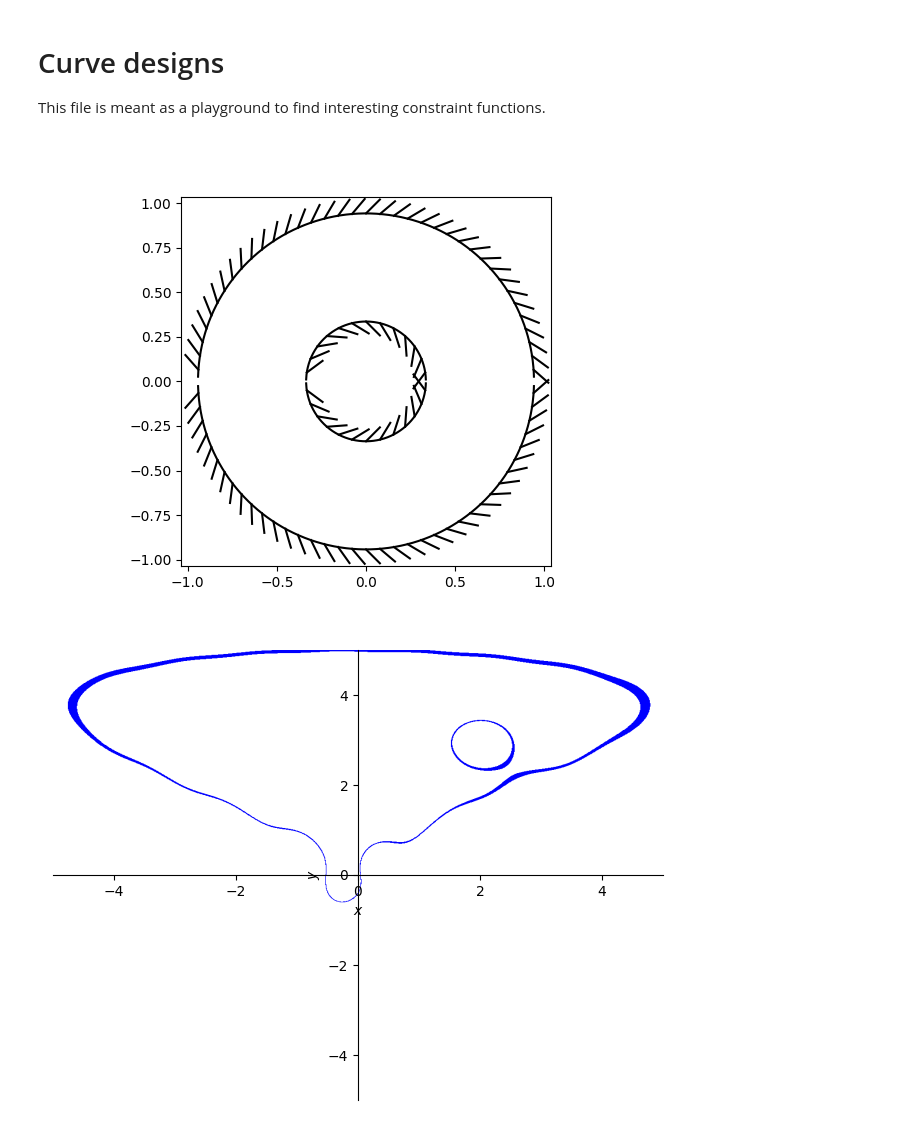
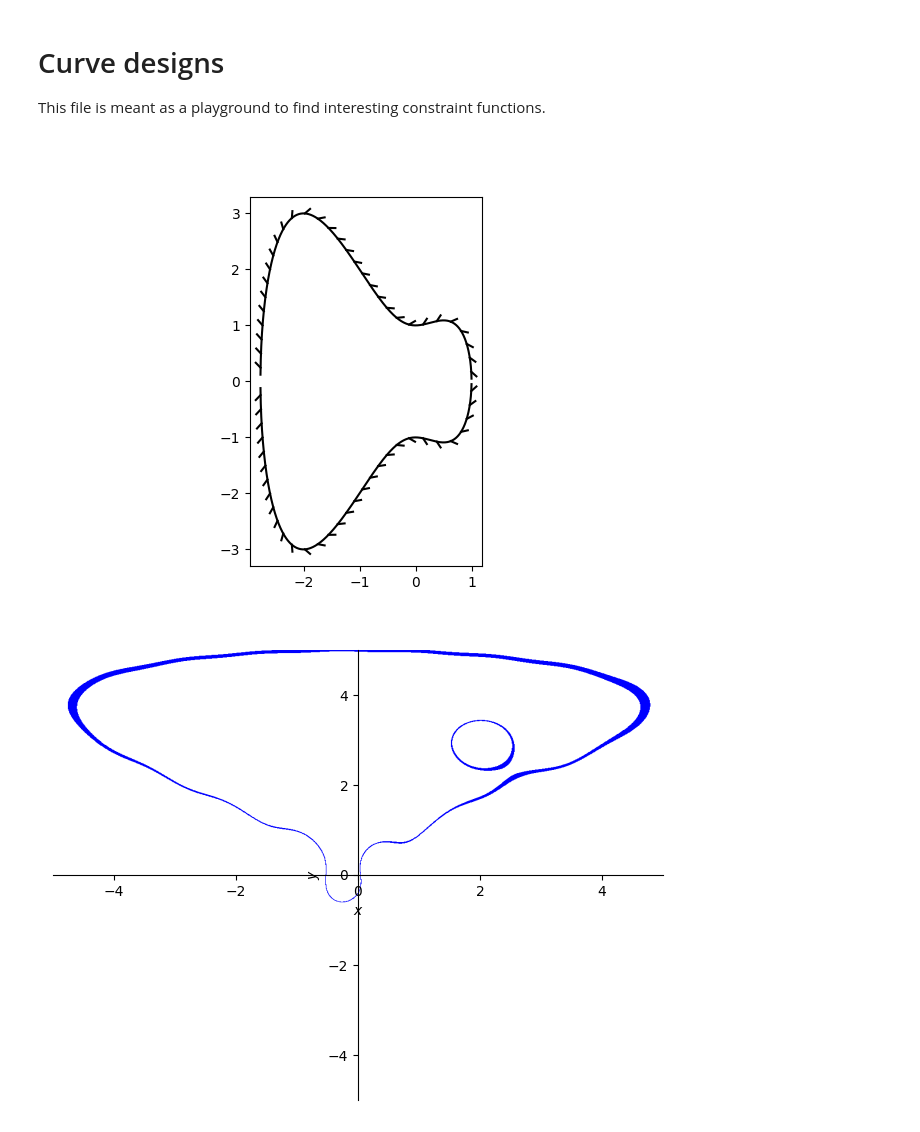
Before and after one commit to Homomorpheus/mathmod_ball_dae_ode, a Jupyter notebook: src/curve_designer.ipynb, the cells around one changed output. Cells and saved outputs as stored; diff of their text form; code cells hidden in the pictures.

```diff
--- a/src/curve_designer.ipynb
+++ b/src/curve_designer.ipynb
@@ -14,15 +14,15 @@ import geometry
 # %%
 var("x y", real=True)
 
-g = (x**2 + y**2)**2 - (x**2 + y**2) + 0.1 # x**4 + y**2 - x**2 + 0.1*sin(20*x) - 1 # also interesting: x**4 + y**2 - x**2 - 1 = 0
+g = x**4 + y**2 - 2*x**2 +2*x**3 - 1 # x**4 + y**2 - x**2 + 0.1*sin(20*x) - 1 # also interesting: x**4 + y**2 - x**2 - 1 = 0
 
 curve = geometry.CurveConstraint(g, x, y, inside="negative", xlim=(-5,5))
 fig, ax = plt.subplots()
 ax.set_aspect("equal")
 curve.plot(ax)
 plt.show()
 # %% [output]
-[figure, old version]
+[figure, new version]
 # %%
 plot_implicit(y**4 + 3*x**2 - 5*y**3 + sin(5*x) + 10/((x-2)**2 + (y-3)**2) - 1)
 # %% [output]
```
Also changed, not shown: 4 other files.
